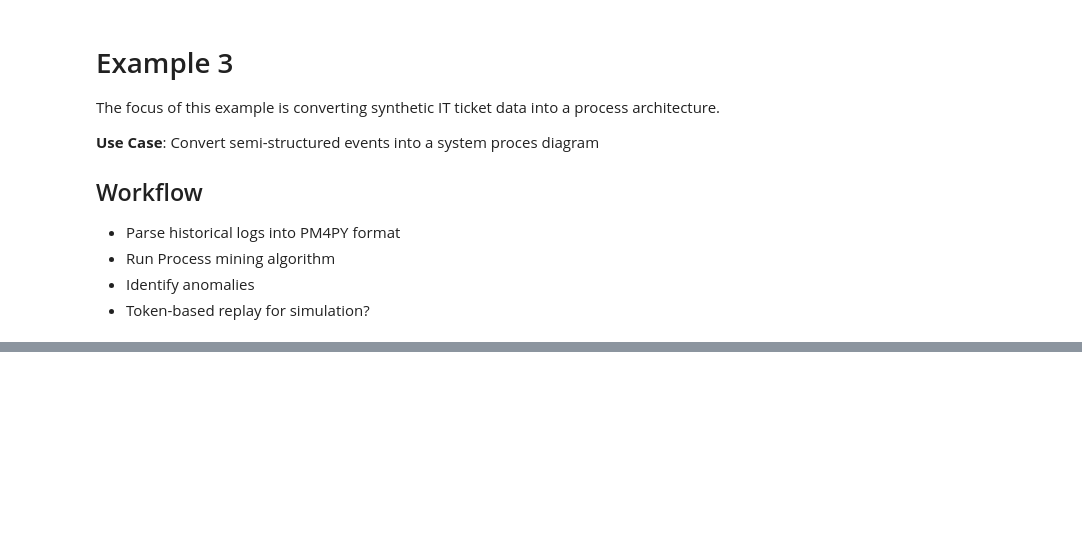
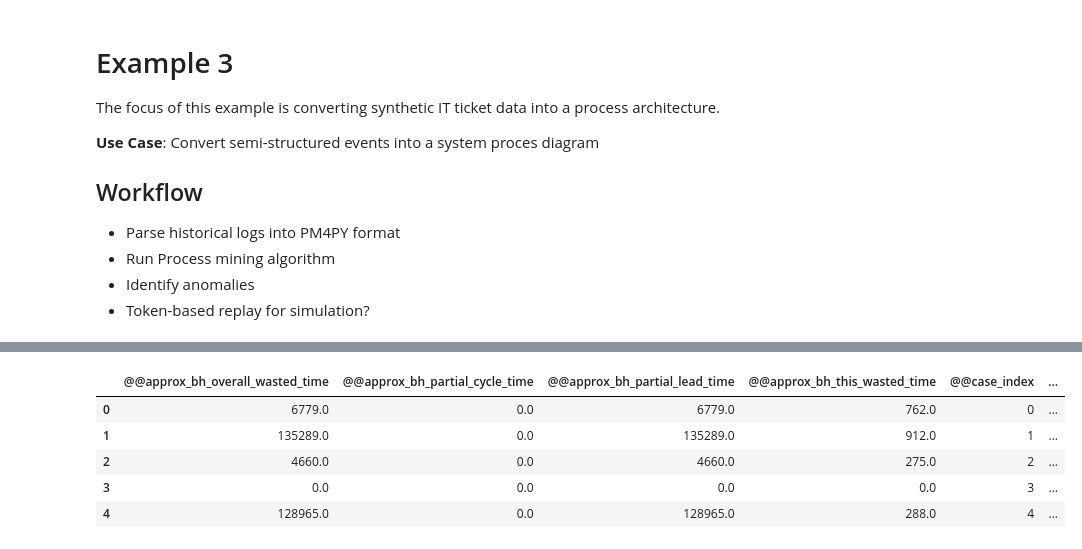
Before and after one commit to GarrettGruss/process-mining-demo, a Jupyter notebook: examples/example_3/example_3.ipynb, the cells around one changed output, grey strips where cells are left out. Saved outputs shown, nothing was run; the diff lists cells and outputs as text; code cells hidden in the pictures; blank space fills up the shorter version.

```diff
--- a/examples/example_3/example_3.ipynb
+++ b/examples/example_3/example_3.ipynb
@@ -63,0 +74,18 @@ Performance DFG saved to: ./example_3_dfg_performance.svg
+# %%
+from pm4py.objects.log.util import interval_lifecycle
+
+# Enrich the event log with cycle time and lead time metrics
+enriched_log = interval_lifecycle.assign_lead_cycle_time(event_log)
+
+# Extract the last event (closure)
+enriched_log_df = pd.DataFrame([item[-1] for item in enriched_log])
+
+# Display sample of enriched data
+enriched_log_df.head()
+# %% [output]
+|  | @@approx_bh_overall_wasted_time | @@approx_bh_partial_cycle_time | @@approx_bh_partial_lead_time | @@approx_bh_this_wasted_time | @@case_index | ... |
+| 0 | 6779.0 | 0.0 | 6779.0 | 762.0 | 0 | ... |
+| 1 | 135289.0 | 0.0 | 135289.0 | 912.0 | 1 | ... |
+| 2 | 4660.0 | 0.0 | 4660.0 | 275.0 | 2 | ... |
+| 3 | 0.0 | 0.0 | 0.0 | 0.0 | 3 | ... |
+| 4 | 128965.0 | 0.0 | 128965.0 | 288.0 | 4 | ... |
```
Also changed, not shown: parts of 9 cells of this notebook, 2 other files.
